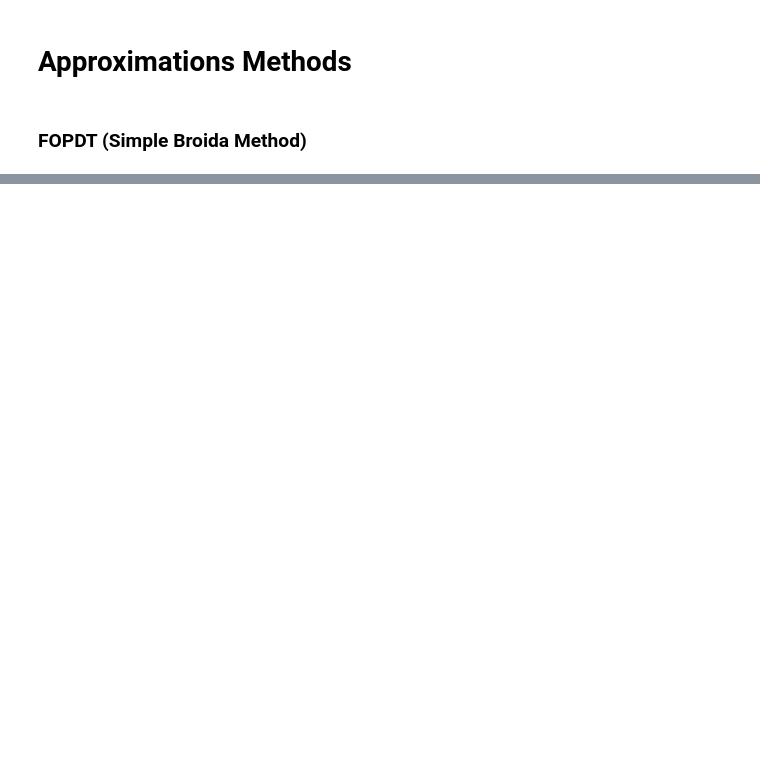
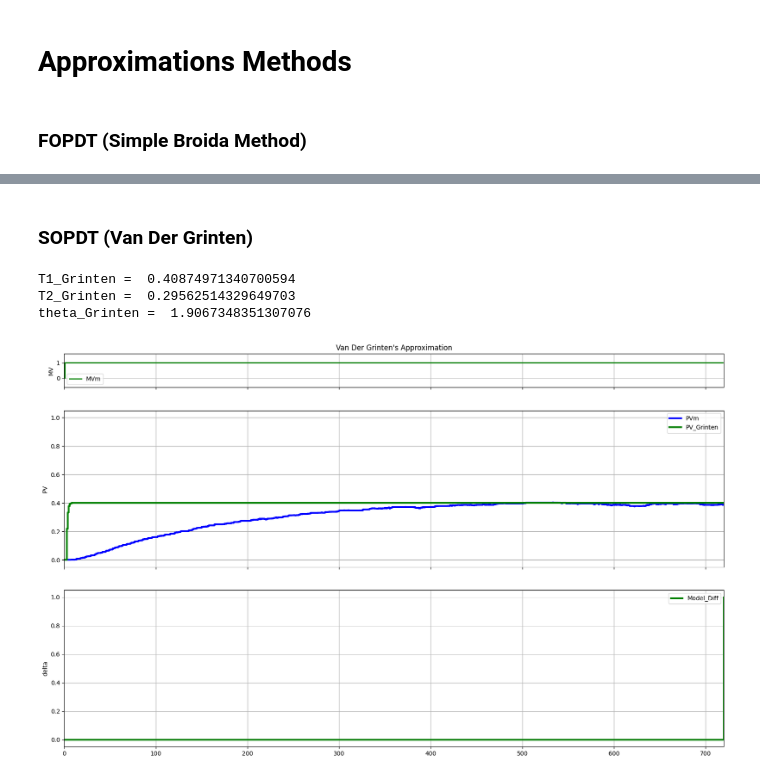
Before and after one commit to Muten-Roshi-Sama/TCLab_PID_Controller_FeedForward, a Jupyter notebook: Visualization_Code/My_Simulation_OLP.ipynb, the cells around one changed output, grey strips where cells are left out. Saved outputs shown, nothing was run; the diff lists cells and outputs as text; code cells hidden in the pictures; blank space fills up the shorter version.

```diff
--- a/Visualization_Code/My_Simulation_OLP.ipynb
+++ b/Visualization_Code/My_Simulation_OLP.ipynb
@@ -137,0 +195,72 @@ ax3.grid()
+# %% [markdown]
+### SOPDT (Van Der Grinten)
+# %%
+# Equivalent Broida + FO
+Kp_Grinten =Kp
+T1_Grinten = T_g * ((3*a*np.e -1)/(1+a*np.e))
+T2_Grinten = T_g * ((1-a*np.e)/(1+a*np.e))
+theta_Grinten = T_u - ((T1_Grinten*T2_Grinten)/(T1_Grinten+3*T2_Grinten))
+
+print('T1_Grinten = ', T1_Grinten)
+print('T2_Grinten = ', T2_Grinten)
+print('theta_Grinten = ', theta_Grinten)
+
+#SOPDT(MV,Kp,T1,T2,theta,Ts,MVInit=0,PVInit=0,method='EBD'):
+PV_Grinten = SOPDT(MVm, Kp_Grinten, T1_Grinten, T2_Grinten, theta_Grinten, Ts)
+
+
+
+
+
+#============PLOT===========================
+fig, (ax1, ax2, ax3) = plt.subplots(nrows=3,ncols=1, sharex='col', gridspec_kw={'height_ratios': [1.5, 7, 7]})
+fig.set_figheight(12)
+fig.set_figwidth(20)
+
+ax1.set_title("Van Der Grinten's Approximation")
+
+#--MV
+limSup = 1.5
+limInf = -0.5
+l1, = ax1.step([0,TSim], [limInf,limSup], 'green',linewidth=2, label='MVm', where="post")
+ax1.set_ylabel('MV')
+ax1.legend (loc='best')
+
+#----PV
+limSup = 1
+limInf = 0
+l2, = ax2.step([0, TSim], [limInf,limSup], 'blue', linewidth=3, label='PVm', where='post')
+l3, = ax2.step([0, TSim], [limInf,limSup], 'green', linewidth=3, label='PV_Grinten', where='post')
+ax2.set_ylabel('PV')
+ax2.legend (loc='best')
+
+#---Model_Diff
+limSup = 1
+limInf = 0
+l4, = ax3.step([0, TSim], [limInf,limSup], 'green', linewidth=3, label='Model_Diff', where='post')
+ax3.set_ylabel('delta')
+ax3.legend (loc='best')
+
+
+#-----Set Data-----
+l1.set_data(tm, MVm)
+
+l2.set_data(tm,PVm)
+l3.set_data(tm, PV_Grinten)
+
+# l4.set_data(tm,MVI)
+
+
+tMax = len(tm)
+ax1.set_xlim(0, tMax)
+ax2.set_xlim(0, tMax)
+ax3.set_xlim(0, tMax)
+
+ax1.grid()
+ax2.grid()
+ax3.grid()
+# %% [output]
+T1_Grinten =  0.40874971340700594
+T2_Grinten =  0.29562514329649703
+theta_Grinten =  1.9067348351307076
+[figure, added]
```
Also changed, not shown: parts of 6 cells of this notebook.
